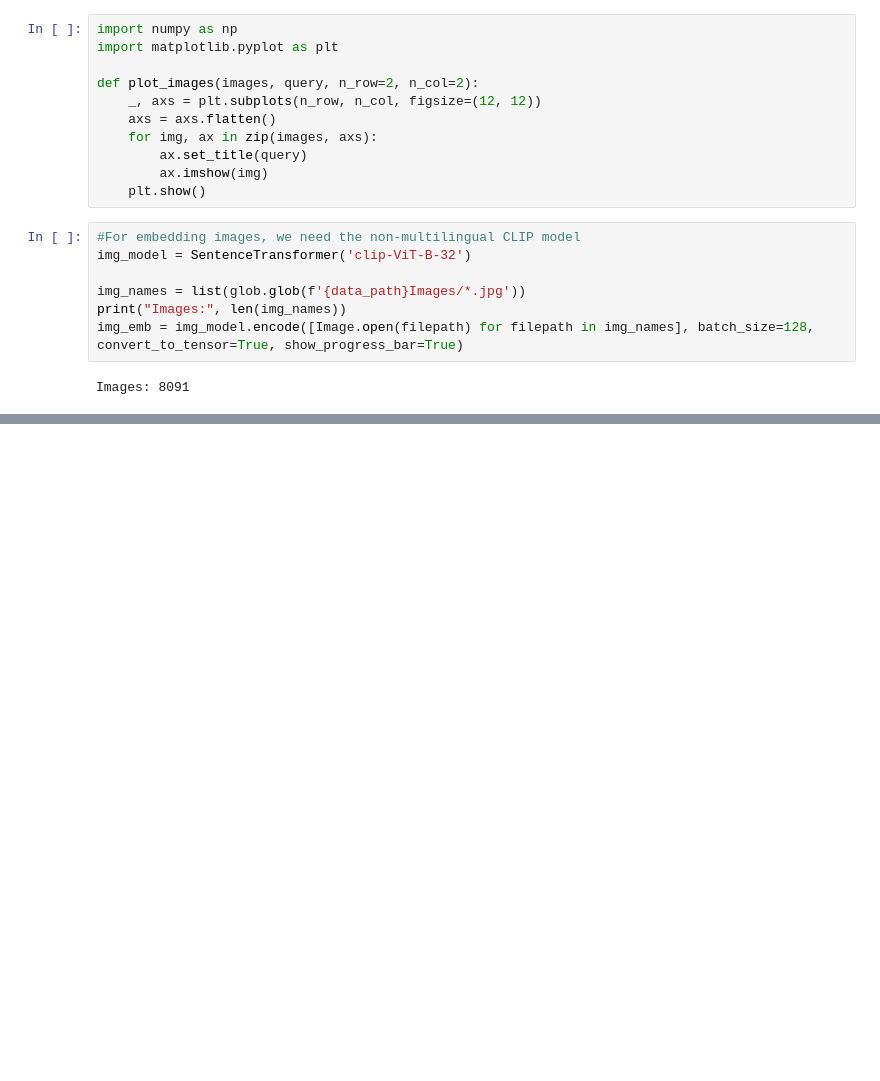
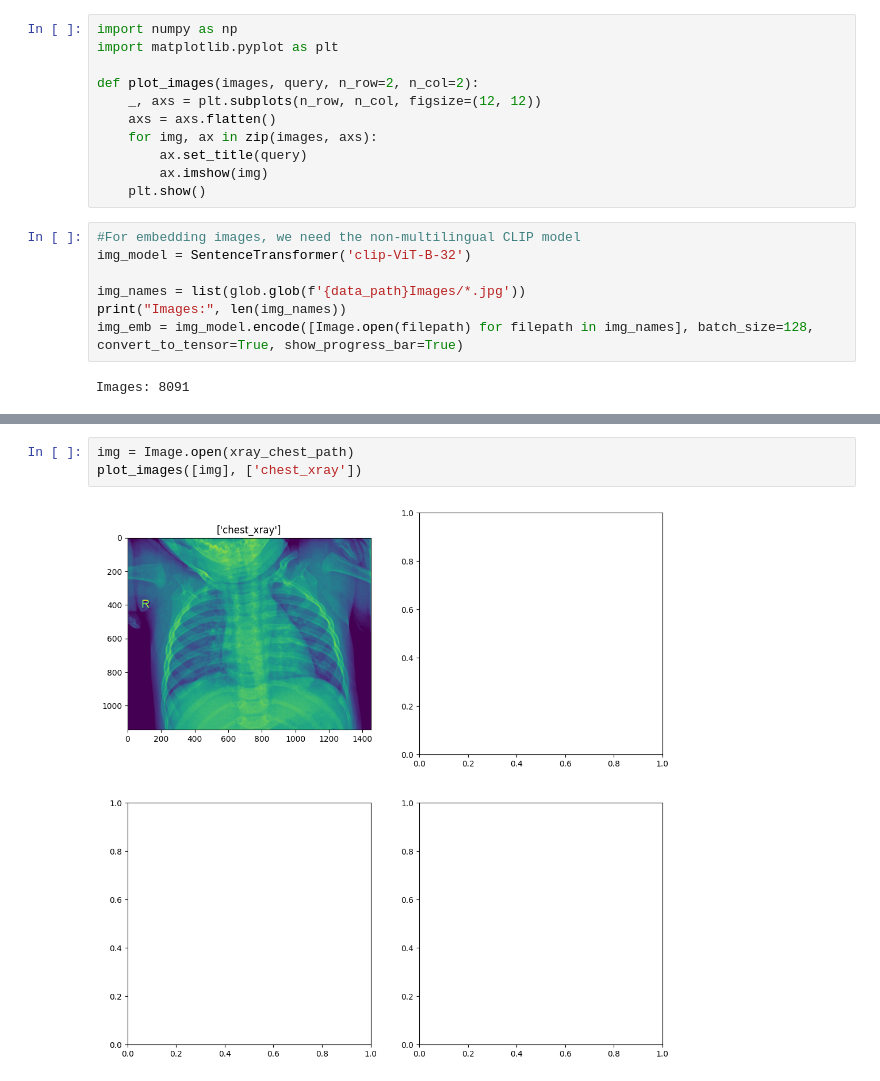
Before and after one commit to AlirezaSalehy/AlirezaSalehy, a Jupyter notebook: CLIP/CLIP.ipynb, the cells around one changed output, grey strips where cells are left out. Saved outputs shown, nothing was run; the diff lists cells and outputs as text; blank space fills up the shorter version.

```diff
--- a/CLIP/CLIP.ipynb
+++ b/CLIP/CLIP.ipynb
@@ -108,0 +123,5 @@ search("white dogs playing with red ball")
+# %%
+img = Image.open(xray_chest_path)
+plot_images([img], ['chest_xray'])
+# %% [output]
+[figure, added]
```
Also changed, not shown: parts of 10 cells of this notebook.
